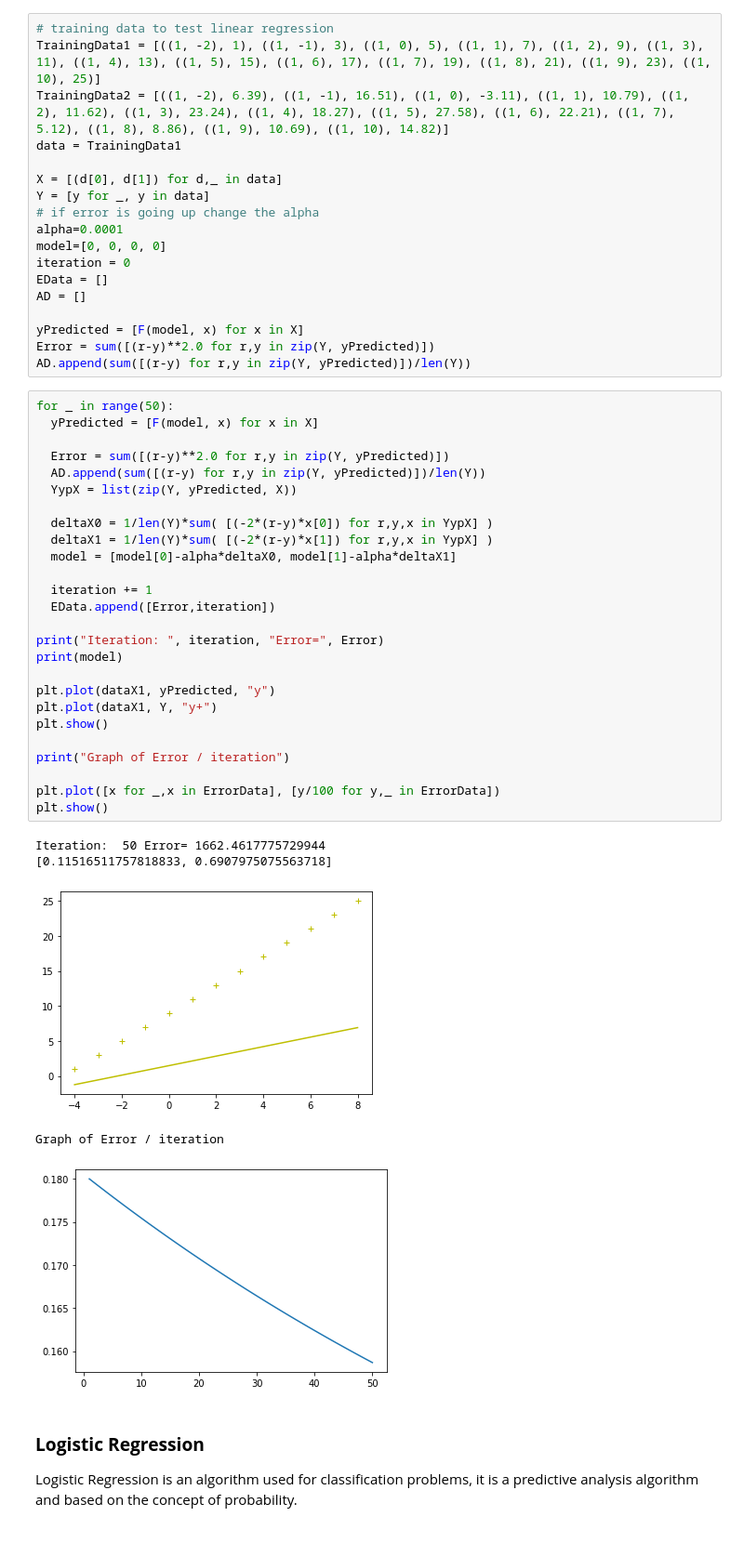
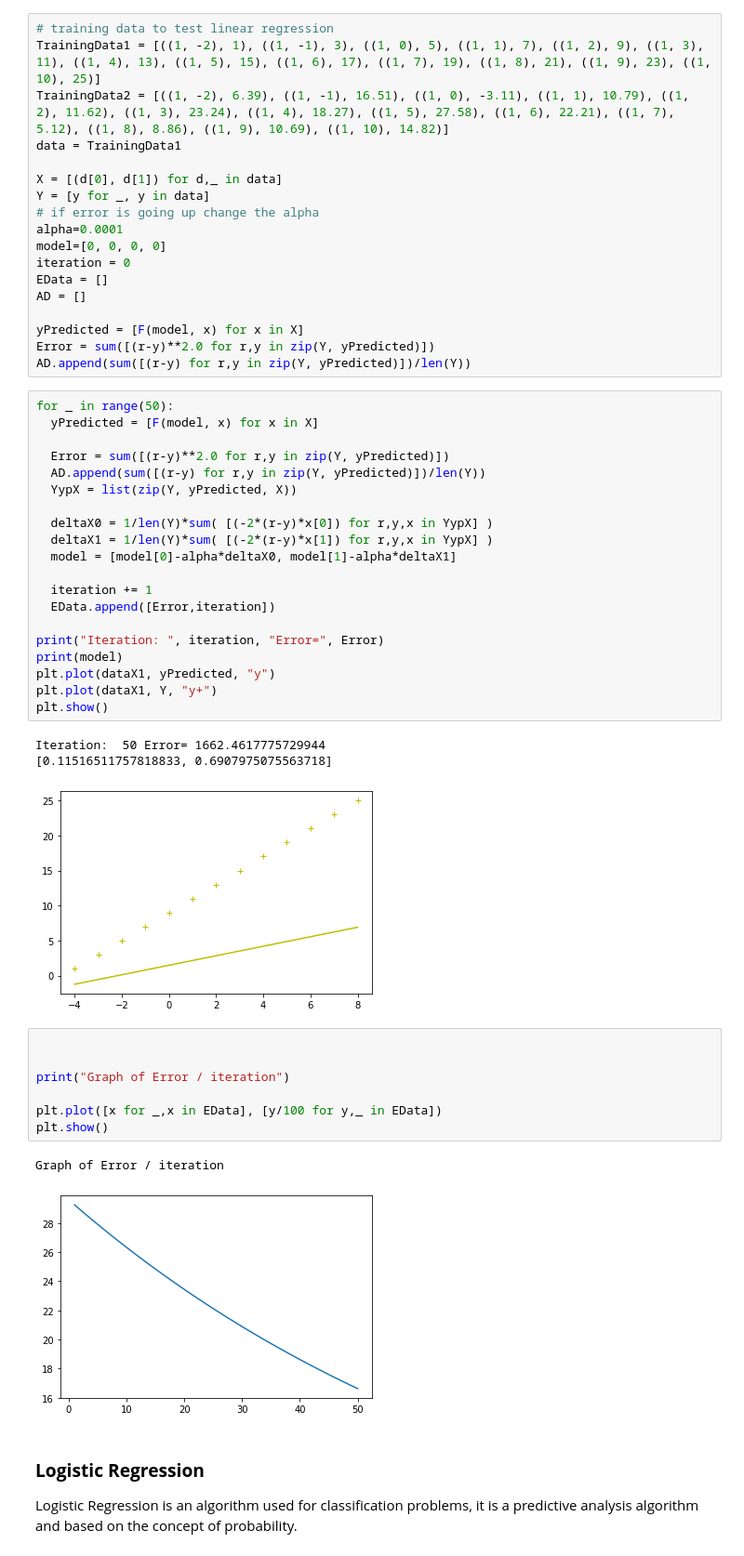
Before and after one commit to uri-rizo2/Machine-Learning-CSCI191t, a Jupyter notebook: Linear_Logistic_Regression.ipynb, the cells around one changed output. Shown at 93% size. Cells and saved outputs as stored; diff of their text form.

```diff
--- a/Linear_Logistic_Regression.ipynb
+++ b/Linear_Logistic_Regression.ipynb
@@ -84,21 +84,23 @@ for _ in range(50):
 
 print("Iteration: ", iteration, "Error=", Error)
 print(model)
-
 plt.plot(dataX1, yPredicted, "y")
 plt.plot(dataX1, Y, "y+")
 plt.show()
-
-print("Graph of Error / iteration")
-
-plt.plot([x for _,x in ErrorData], [y/100 for y,_ in ErrorData])
-plt.show()
 # %% [output]
 Iteration:  50 Error= 1662.4617775729944
 [0.11516511757818833, 0.6907975075563718]
 [figure]
-Graph of Error / iteration
-[figure, removed]
+# %%
+
+
+print("Graph of Error / iteration")
+
+plt.plot([x for _,x in EData], [y/100 for y,_ in EData])
+plt.show()
+# %% [output]
+Graph of Error / iteration
+[figure, added]
 # %% [markdown]
 ### **Logistic Regression**
 Logistic Regression is an algorithm used for classification problems, it is a predictive analysis algorithm and based on the concept of probability.
```
Also changed, not shown: parts of 1 cell of this notebook.
